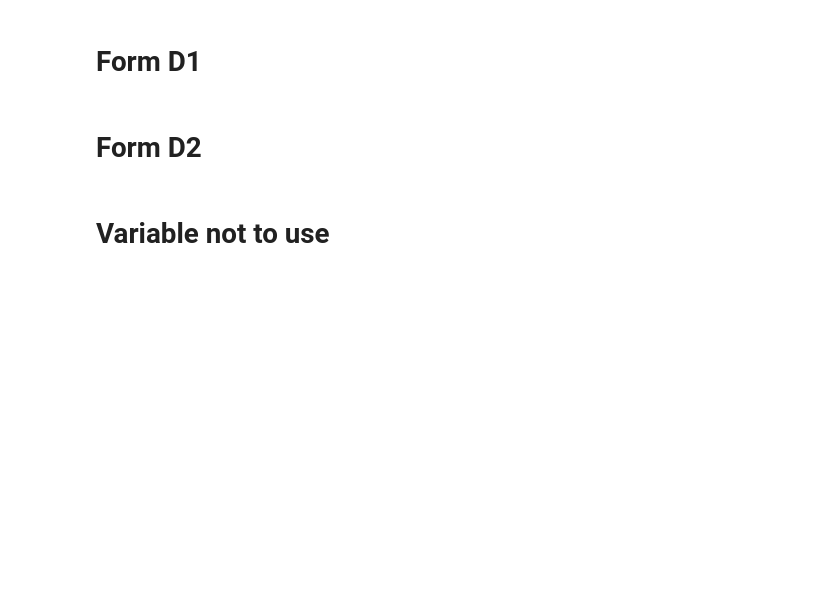
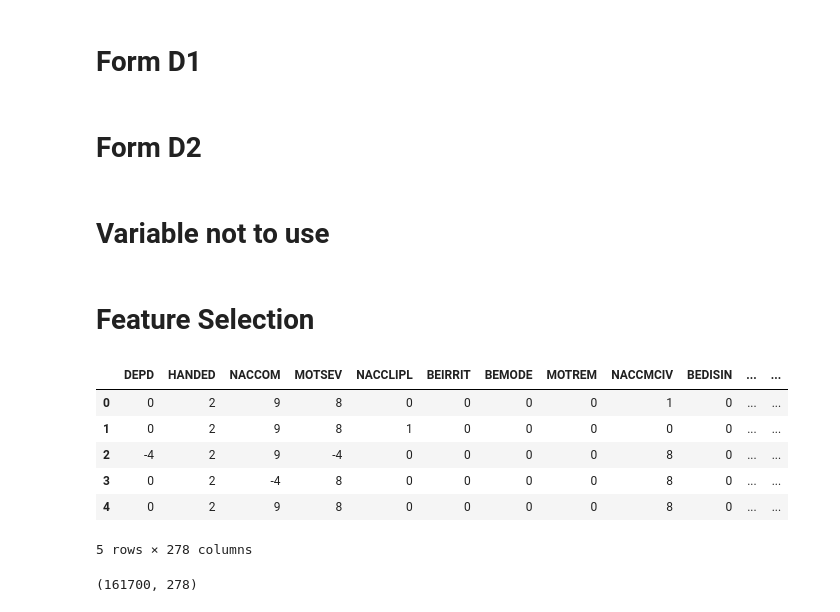
Before and after one commit to aditi-pithva/ElderMindApp, a Jupyter notebook: NACC.ipynb, the cells around one changed output. Drawn from its saved outputs; the diff is of its cells as text; code cells hidden in the pictures; blank space fills up the shorter version.

```diff
--- a/NACC.ipynb
+++ b/NACC.ipynb
@@ -571,7 +583,7 @@ physical = {
 # %% [markdown]
 # Form B4
 # %%
-cdr_ftld_rating = {
+cdr_ftld_features = {
     'cdr_scores': [
         'MEMORY',
         'ORIENT',
@@ -708,7 +719,7 @@ clinician_judgment_features = {
         'BEDEL',     # Psychosis — Abnormal, false, or delusional beliefs - Q9c3
         'BEDISIN',   # Disinhibition - Q9d
         'BEIRRIT',   # Irritability - Q9e
-        'BEAGIT'     # Agitation - Q9f
+        'BEAGIT',    # Agitation - Q9f
         'BEPERCH',   # Personality change - Q9g
         'BEREM',     # REM sleep behavior disorder - Q9h
         'BEREMAGO',  # age the REM sleep behavior disorder begin? - Q9h1
@@ -838,13 +849,13 @@ neuropsychological_battery_scores = {
 # Form D1
 # %%
 # Section 1
-cognitive_behavioral_status_features = {
+clinician_diagnosis_features = {
     'cognitive_status': [
         'NORMCOG',    # Normal cognition and behavior - Q 2
-        'NACCNORM'    # NACC derived -  Normal cognition at all visits to date - Q 2
+        'NACCNORM',   # NACC derived -  Normal cognition at all visits to date - Q 2
         'DEMENTED',   # Met criteria for dementia - Q 3
         'NACCIDEM',   # NACC derived Incident dementia during UDS follow-up - Q 3
-        'NACCUDSD'    # NACC derived -  Cognitive status at UDS visit - Q. [2, 3, 5a-5e]
+        'NACCUDSD',   # NACC derived -  Cognitive status at UDS visit - Q. [2, 3, 5a-5e]
         'AMNDEM',     # Amnestic multidomain dementia syndrome - Q 4a
         'PCA',        # Posterior cortical atrophy syndrome (or primary visual presentation) - Q 4b
         'NACCPPA',    # NACC derived - Primary progressive aphasia (PPA) with cognitive impairment - Q 4c
@@ -853,7 +864,7 @@ cognitive_behavioral_status_features = {
         'NACCLBDS',   # Dementia syndrome — Lewy body dementia syndrome - Q 4e
         'NAMNDEM',    # Dementia syndrome — Non-amnestic multidomain dementia, not PCA, PPA, bvFTD, or DLB syndrome - Q 4e
         'NACCTMCI',   # Mild cognitive impairment (MCI) type - Q. 5a-d MCI type
-        'NACCMCII'    # NACC derived - Incident MCI during UDS follow-up - Q [5a, 5b, 5c, 5d]
+        'NACCMCII',    # NACC derived - Incident MCI during UDS follow-up - Q [5a, 5b, 5c, 5d]
         'NACCMCIL',   # MCI — language - Q. [5b1, 5c1, 5d1]
         'NACCMCIA',   # MCI attention - Q. [5b2, 5c2, 5d2]
         'NACCMCIE',   # MCI executive function - Q. [5b3, 5c3, 5d3]
@@ -896,10 +907,9 @@ cognitive_behavioral_status_features = {
 # %% [markdown]
 # Form D2
 # %%
-medical_conditions_procedures_features = {
+medical_conditions_features = {
     'medical_conditions_procedures': [
         'CANCER',   # Cancer present in the last 12 months - Q1
-        # 'CANCSITE', # Cancer primary site specification - Q1a
         'DIABET',   # Diabetes - Q2
         'MYOINF',   # Myocardial infarct - Q3
         'CONGHRT',  # Congestive heart failure - Q4
@@ -911,11 +921,6 @@ medical_conditions_procedures_features = {
         'THYDIS',   # Thyroid disease - Q10
         'ARTH',     # Arthritis - Q11
         'ARTYPE',   # Arthritis type - Q11a
-        # 'ARTYPEX',  # Other arthritis type specification - Q11a1 - Rheumatoid is stronly relates to dementia
-        # 'ARTUPEX',  # Arthritis — upper extremit - Q11b1
-        # 'ARTLOEX',  # Arthritis — lower extremity - Q11b2
-        # 'ARTSPIN',  # Arthritis - spine - Q11b3
-        # 'ARTUNKN',  # Arthritis — unknown - Q11b4
         'URINEINC', # Incontinence — urinary - Q12
         'BOWLINC',  # Incontinence — bowel - Q13
         'SLEEPAP',  # Sleep apnea present - Q14
@@ -1016,3 +1021,43 @@ medical_conditions_procedures_features = {
 #         'COGOTH2X',  # Other presumptive etiologic diagnosis of the cognitive disorder 2, specify - Q 38b
 #         'COGOTH3',   # Presumptive etiologic diagnosis of the cognitive disorder — Other 3 (specify) - Q 39
 #         'COGOTH3F',  # Primary, contributing, or non-contributing cause of cognitive impairment — Other 3 (specify) - Q 39a
+# %% [markdown]
+# Feature Selection
+# %%
+all_feature_dicts = [
+    demographics_features,
+    co_participant_demograpgics,
+    family_history_features,
+    medication_features,
+    health_history_features,
+    physical_measurment_features,
+    cdr_ftld_features,
+    behavioural_assessment_features,
+    functional_assessment_features,
+    neurological_examination_features,
+    clinician_judgment_features,
+    clinician_diagnosis_features,
+    medical_conditions_features
+
+]
+
+selected_features = []
+for feature_group in all_feature_dicts:
+    for feature_list in feature_group.values():
+        selected_features.extend(feature_list)
+
+selected_features = list(set(selected_features))
+df_selected = data[selected_features]
+df_selected.head()
+# %% [output]
+|  | DEPD | HANDED | NACCOM | MOTSEV | NACCLIPL | BEIRRIT | BEMODE | MOTREM | NACCMCIV | BEDISIN | ... | ... |
+| 0 | 0 | 2 | 9 | 8 | 0 | 0 | 0 | 0 | 1 | 0 | ... | ... |
+| 1 | 0 | 2 | 9 | 8 | 1 | 0 | 0 | 0 | 0 | 0 | ... | ... |
+| 2 | -4 | 2 | 9 | -4 | 0 | 0 | 0 | 0 | 8 | 0 | ... | ... |
+| 3 | 0 | 2 | -4 | 8 | 0 | 0 | 0 | 0 | 8 | 0 | ... | ... |
+| 4 | 0 | 2 | 9 | 8 | 0 | 0 | 0 | 0 | 8 | 0 | ... | ... |
+5 rows × 278 columns
+# %%
+df_selected.shape
+# %% [output]
+(161700, 278)
```
Also changed, not shown: parts of 9 cells of this notebook.
